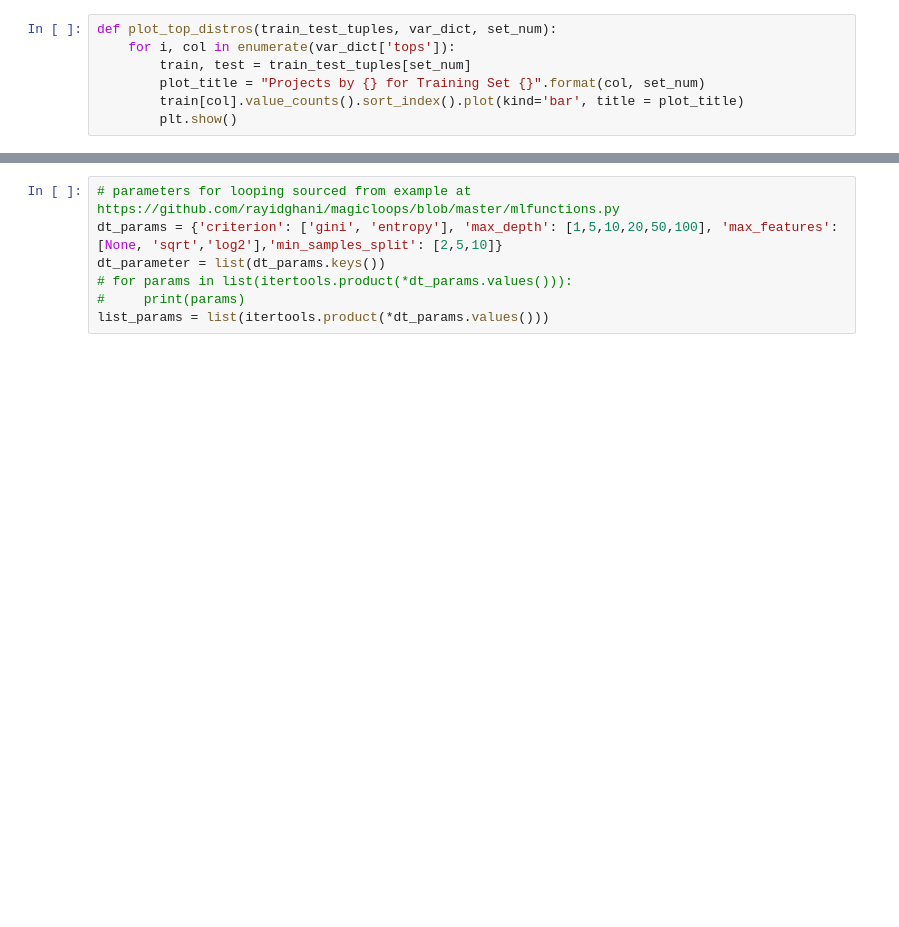
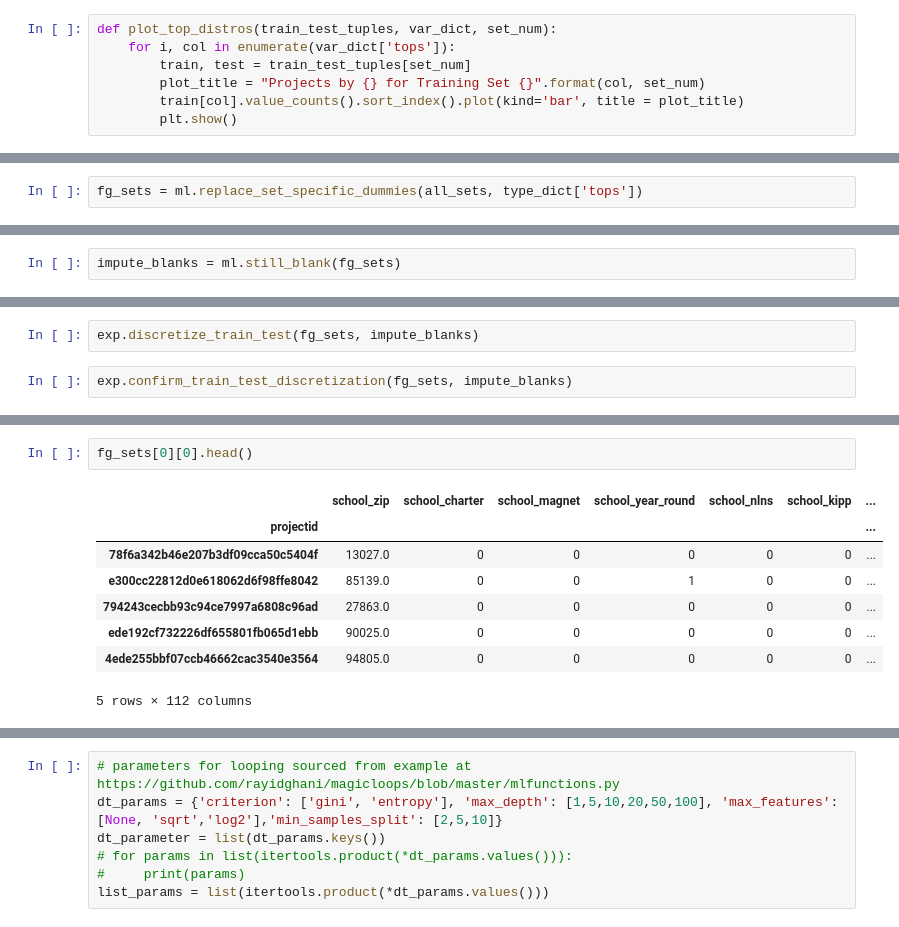
Before and after one commit to anmolchaturvedi/predicting_excitement, a Jupyter notebook: donors_choose.ipynb, the cells around one changed output, grey strips where cells are left out. Saved outputs shown, nothing was run; the diff lists cells and outputs as text; blank space fills up the shorter version.

```diff
--- a/donors_choose.ipynb
+++ b/donors_choose.ipynb
@@ -755,0 +659,2 @@ Logistic Regression
+# %%
+fg_sets = ml.replace_set_specific_dummies(all_sets, type_dict['tops'])
@@ -755,0 +690,2 @@ Logistic Regression
+# %%
+impute_blanks = ml.still_blank(fg_sets)
@@ -755,0 +738,4 @@ Logistic Regression
+# %%
+exp.discretize_train_test(fg_sets, impute_blanks)
+# %%
+exp.confirm_train_test_discretization(fg_sets, impute_blanks)
@@ -755,0 +777,11 @@ Logistic Regression
+# %%
+fg_sets[0][0].head()
+# %% [output]
+|  | school_zip | school_charter | school_magnet | school_year_round | school_nlns | school_kipp | ... |
+| projectid |  |  |  |  |  |  | ... |
+| 78f6a342b46e207b3df09cca50c5404f | 13027.0 | 0 | 0 | 0 | 0 | 0 | ... |
+| e300cc22812d0e618062d6f98ffe8042 | 85139.0 | 0 | 0 | 1 | 0 | 0 | ... |
+| 794243cecbb93c94ce7997a6808c96ad | 27863.0 | 0 | 0 | 0 | 0 | 0 | ... |
+| ede192cf732226df655801fb065d1ebb | 90025.0 | 0 | 0 | 0 | 0 | 0 | ... |
+| 4ede255bbf07ccb46662cac3540e3564 | 94805.0 | 0 | 0 | 0 | 0 | 0 | ... |
+5 rows × 112 columns
```
Also changed, not shown: parts of 81 cells of this notebook, 3 other files.
